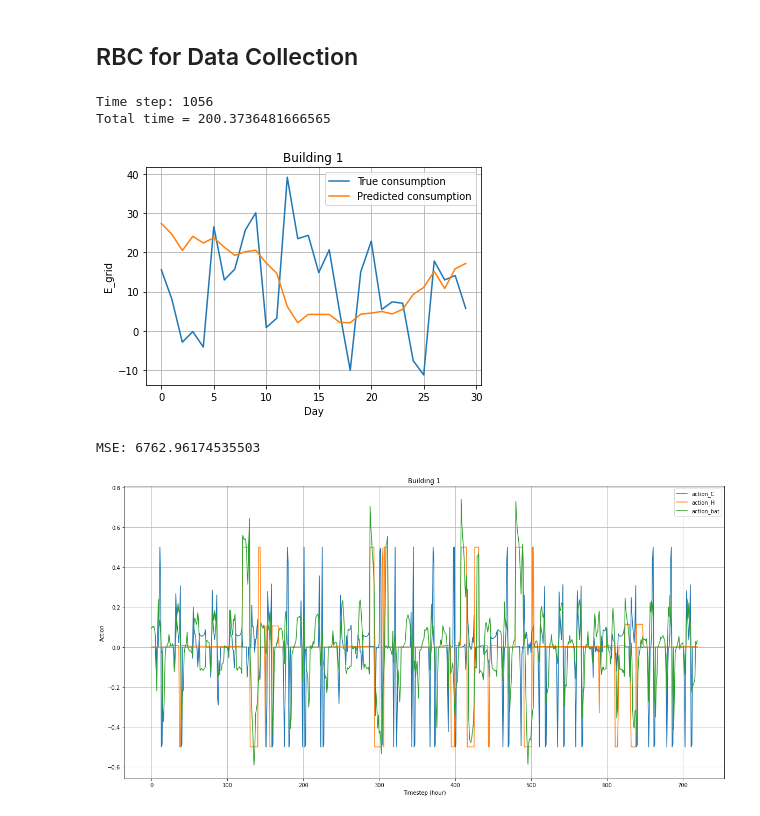
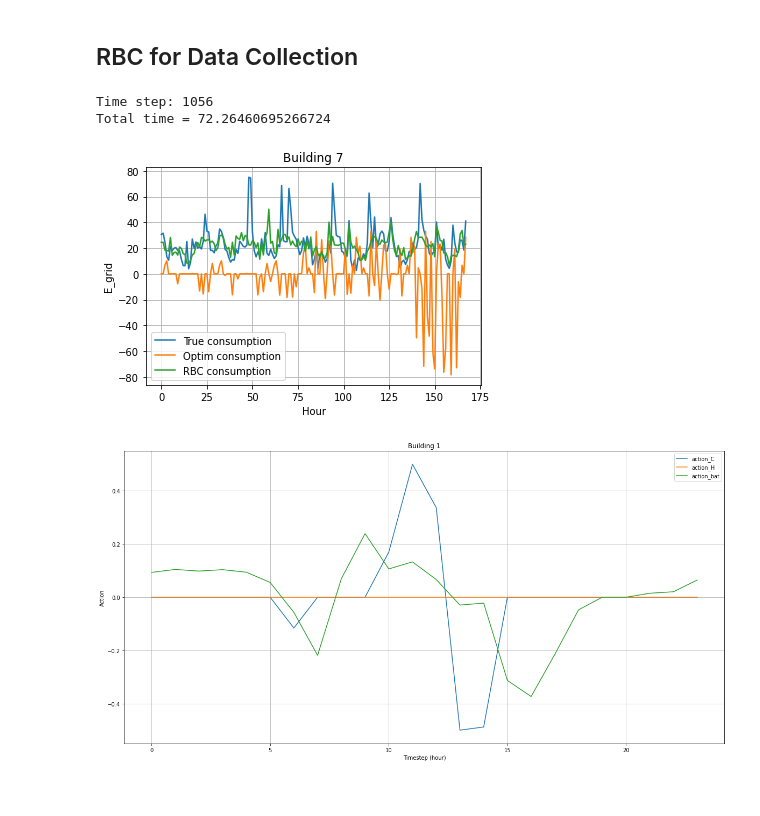
Before and after one commit to QasimWani/ZOiRL, a Jupyter notebook: implicit_agent.ipynb, the cells around one changed output. Drawn from its saved outputs; the diff is of its cells as text; code cells hidden in the pictures.

Commit message:
updating agent - debug major oof

```diff
--- a/implicit_agent.ipynb
+++ b/implicit_agent.ipynb
@@ -476,14 +518,9 @@ def get_idx_hour():
         assert indx_hour < len(list(actions_.values())[0]['states'].items()) - 1, "Please, select hour as a state for Building_1 to run the RBC"
     return indx_hour
 # %%
-def estimate_data(surrogate_env:CityLearn, agent:RBC, state, data, idx_hour:int, t_start:int, init_updates:dict):
+def estimate_data(surrogate_env:CityLearn, data:dict, t_start:int, init_updates:dict):
     """ Returns data for hours `t_start` - 24 using `surrogate_env` running RBC `agent` """
-    for i in range(t_start%24, 24):
-        hour_state = np.array([[state[0][idx_hour]]])
-        action = agents.select_action(hour_state) #using RBC to select next action given current sate
-        next_state, rewards, done, _ = surrogate_env.step(action)
-        state = next_state
-
-        data = parse_data(data, get_current_data(surrogate_env, t_start + i))
+    for i in range(0, 24):
+        data = parse_data(data, get_current_data(surrogate_env, t_start - (24 - i) ))
 
     return init_values(data, init_updates)[0] if t_start == 0 else data #only load previous values at start of day
@@ -515,6 +570,7 @@ state = env.reset() #states/building
 done = False
 t_idx = 0
 rbc_threshold = 336 #run RBC for 2 weeks
+end_time = rbc_threshold + 24 * 30
 
 total_rewards = [] #reward for each building
 
@@ -524,12 +580,17 @@ indx_hour = get_idx_hour()
 start = time.time()
 
 look_ahead_cost = []
+RBC_cost = []
+
+get_rbc_data(deepcopy(env), state, indx_hour, RBC_cost, end_time)
+
+
 #run agent
-while not done and t_idx < rbc_threshold + 24 * 30:
+while not done and t_idx < end_time:
 
     hour_state = np.array([[state[0][indx_hour]]])
 
-    if t_idx%24 == 0 and t_idx > 0: #reset values every day
+    if t_idx%24 == 0 and t_idx > rbc_threshold - 24: #reset values every day
 
         _, init_updates = init_values(data) #update 0th hour values
         data = {}
@@ -541,28 +602,28 @@ while not done and t_idx < rbc_threshold + 24 * 30:
         #day ahead dispatch.
         ### at first hour, collects the data from t = 1 to t = 24 using RBC.
         ### solves optimization for all hours, and runs corresponding actions for the next 23 hours
-        if not data: #first hour
-            data_est = estimate_data(deepcopy(env), agents, state, deepcopy(data), indx_hour, t_idx, init_updates)
+        if t_idx%24 == 0: #first hour
+            data_est = estimate_data(env, deepcopy(data), t_idx, init_updates)
             optim_results = get_actions(data_est, t_idx % 24, lookahead=True) #day-ahead plan
             action_planned_day, cost_dispatch = zip(*optim_results)
+
             look_ahead_cost.append(cost_dispatch) # per day estimation cost after solving for hour 1 for hours 1-24
         #action = get_actions(data_est, t_idx % 24) #runs optimization per hour.
         assert len(action_planned_day[0][0]) == 24, 'Invalid number of observations for Optimization actions'
 
         actions = [np.array(action_planned_day[idx])[:, t_idx % 24] for idx in range(len(actions_spaces))]
 
-        #min_val = min([_.min() for _ in actions])
-        #max_val = max([_.max() for _ in actions])
-        #assert min_val >= - 1 and max_val <= 1
-
         next_state, rewards, done, _ = env.step(actions)
         actions_arr.append(actions)
 
+#     E_grid.append([np.abs(x[26] - y[26]) for x, y in zip(state, next_state)]) #ramping
     state = next_state
-    E_grid.append([x[26] for x in state])
+    E_grid.append([x[26] for x in state]) #E_Grid
 
+#     state = next_state
 
-    data = parse_data(data, get_current_data(env, t_idx))
+    if t_idx >= rbc_threshold - 24: #start collecting data
+        data = parse_data(data, get_current_data(env, t_idx))
     total_rewards.append(rewards)
 
     t_idx += 1
@@ -572,6 +633,7 @@ while not done and t_idx < rbc_threshold + 24 * 30:
 end = time.time()
 print(f"\nTotal time = {end - start}")
 E_grid = np.array(E_grid).T #set per building
+RBC_cost = np.array(RBC_cost).T #set per building
 # %% [output]
 Time step: 1056
-Total time = 200.3736481666565
+Total time = 72.26460695266724
@@ -580,28 +640,30 @@ Total time = 200.3736481666565
 # %%
-vals = np.transpose(look_ahead_cost, [1,2,0])
 # plt.figure(figsize=(10, 7))
 
-bid = 0
-x = E_grid[bid][rbc_threshold:]
+bid = 6
 
-true = np.mean(x.reshape(-1, 24), axis=1)
+week = end_time - 24 * 7
+pred = np.transpose(look_ahead_cost, [1,2,0])[bid].flatten()[week - end_time:]
 
-pred = np.mean(vals[bid].flatten().reshape(-1, 24), axis=1)
+true = E_grid[bid][week:]
+true_rbc = RBC_cost[bid][week:]
+
+# true = np.mean(true.reshape(-1, 24), axis=1)
+
+# pred = np.mean(pred.reshape(-1, 24), axis=1)
 
 plt.plot(true, label='True consumption') #plots per month
-plt.plot(pred, label='Predicted consumption') #plots per month
+plt.plot(pred, label='Optim consumption') #plots per month
+plt.plot(true_rbc, label='RBC consumption') #plots per month
 
 plt.grid()
 plt.legend()
 plt.title(f"Building {bid + 1}")
-plt.xlabel("Day")
+plt.xlabel("Hour")
 plt.ylabel("E_grid")
 plt.show()
-
-print(f"MSE: {np.sum(np.square(pred - true))}")
 # %% [output]
-[figure, old version]
+[figure, new version]
-MSE: 6762.96174535503
 # %%
 # ### Shouldn't have to normalize. But cost is in the order of 1e-9. that's why.
 # ### See test documentation for more details
@@ -636,7 +730,7 @@ plt.figure(figsize=(20,10))
 bid = 0
 ####
 
-x = np.array([*np.array(bd_actions).T[bid]]).T
+x = np.array([*np.array(bd_actions).T[bid]])[:24].T
 
 list_actions = ['action_C', 'action_H', 'action_bat']
 
@@ -646,6 +740,7 @@ if len(x) == 2:
 
 for i, actions in enumerate(x):
     plt.plot(actions, label=list_actions[i])
+
 plt.legend()
 plt.grid()
 # plt.ylim([-1, 1])
@@ -654,7 +749,7 @@ plt.xlabel("Timestep (hour)")
 plt.ylabel("Action")
 plt.show()
 # %% [output]
-[figure, old version]
+[figure, new version]
 # %%
 #optimization debug -> !!! PROBLEM !!!
 debug = get_actions(data_est, (t_idx - rbc_threshold) % 24, debug=False, apply_seed=False)
```
Also changed, not shown: parts of 14 cells of this notebook.
